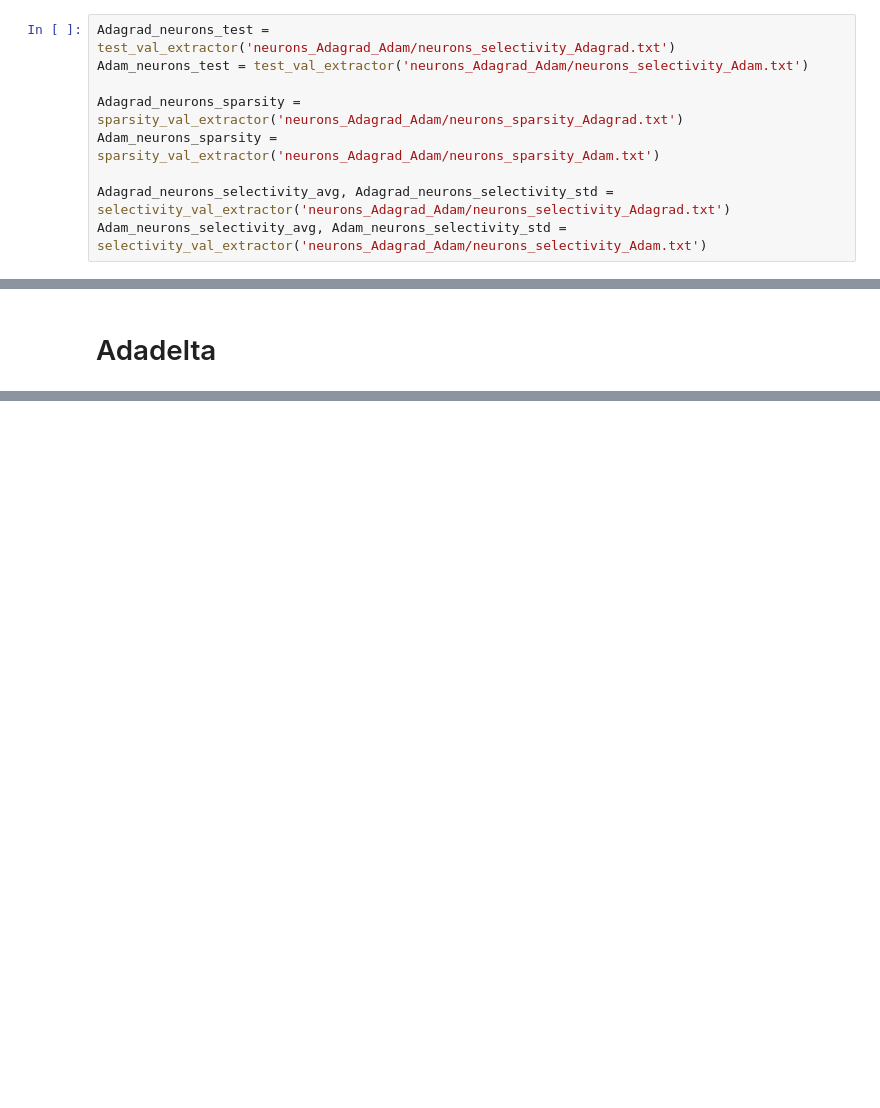
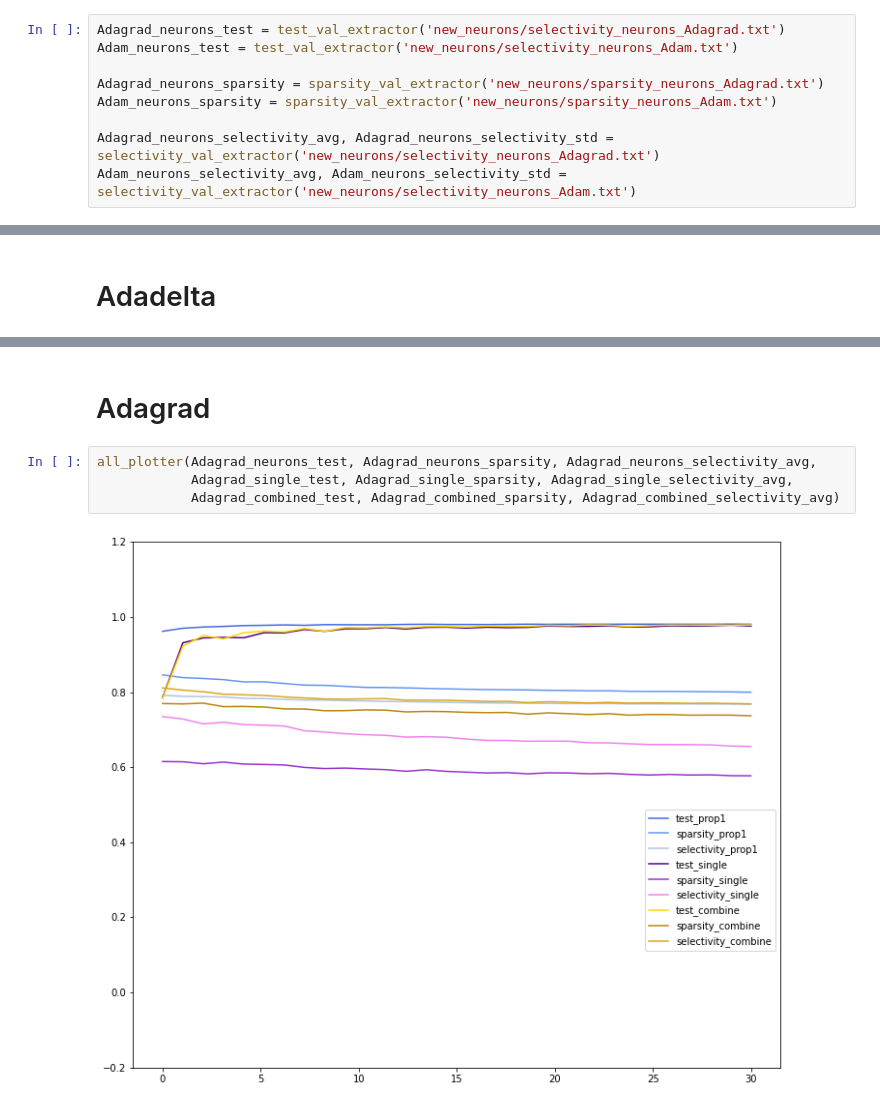
Before and after one commit to 7201krap/COMS30045_Individual-Project, a Jupyter notebook: FINAL/Graphs/combine/combine.ipynb, the cells around one changed output, grey strips where cells are left out. Drawn from its saved outputs; the diff is of its cells as text; blank space fills up the shorter version.

Commit message:
updated combined

```diff
--- a/FINAL/Graphs/combine/combine.ipynb
+++ b/FINAL/Graphs/combine/combine.ipynb
@@ -87,12 +87,12 @@ SGD_hyper_selectivity_avg, SGD_hyper_selectivity_std = selectivity_val_extractor
 # %%
-Adagrad_neurons_test = test_val_extractor('neurons_Adagrad_Adam/neurons_selectivity_Adagrad.txt')
-Adam_neurons_test = test_val_extractor('neurons_Adagrad_Adam/neurons_selectivity_Adam.txt')
+Adagrad_neurons_test = test_val_extractor('new_neurons/selectivity_neurons_Adagrad.txt')
+Adam_neurons_test = test_val_extractor('new_neurons/selectivity_neurons_Adam.txt')
 
-Adagrad_neurons_sparsity = sparsity_val_extractor('neurons_Adagrad_Adam/neurons_sparsity_Adagrad.txt')
-Adam_neurons_sparsity = sparsity_val_extractor('neurons_Adagrad_Adam/neurons_sparsity_Adam.txt')
+Adagrad_neurons_sparsity = sparsity_val_extractor('new_neurons/sparsity_neurons_Adagrad.txt')
+Adam_neurons_sparsity = sparsity_val_extractor('new_neurons/sparsity_neurons_Adam.txt')
 
-Adagrad_neurons_selectivity_avg, Adagrad_neurons_selectivity_std = selectivity_val_extractor('neurons_Adagrad_Adam/neurons_selectivity_Adagrad.txt')
-Adam_neurons_selectivity_avg, Adam_neurons_selectivity_std = selectivity_val_extractor('neurons_Adagrad_Adam/neurons_selectivity_Adam.txt')
+Adagrad_neurons_selectivity_avg, Adagrad_neurons_selectivity_std = selectivity_val_extractor('new_neurons/selectivity_neurons_Adagrad.txt')
+Adam_neurons_selectivity_avg, Adam_neurons_selectivity_std = selectivity_val_extractor('new_neurons/selectivity_neurons_Adam.txt')
 # %% [markdown]
 # combined
 # %%
@@ -121,0 +121,8 @@ ValueError: x and y must have same first dimension, but have shapes (30,) and (1
+# %% [markdown]
+# Adagrad
+# %%
+all_plotter(Adagrad_neurons_test, Adagrad_neurons_sparsity, Adagrad_neurons_selectivity_avg,
+            Adagrad_single_test, Adagrad_single_sparsity, Adagrad_single_selectivity_avg,
+            Adagrad_combined_test, Adagrad_combined_sparsity, Adagrad_combined_selectivity_avg)
+# %% [output]
+[figure, added]
```
Also changed, not shown: parts of 6 cells of this notebook, 25 other files.
